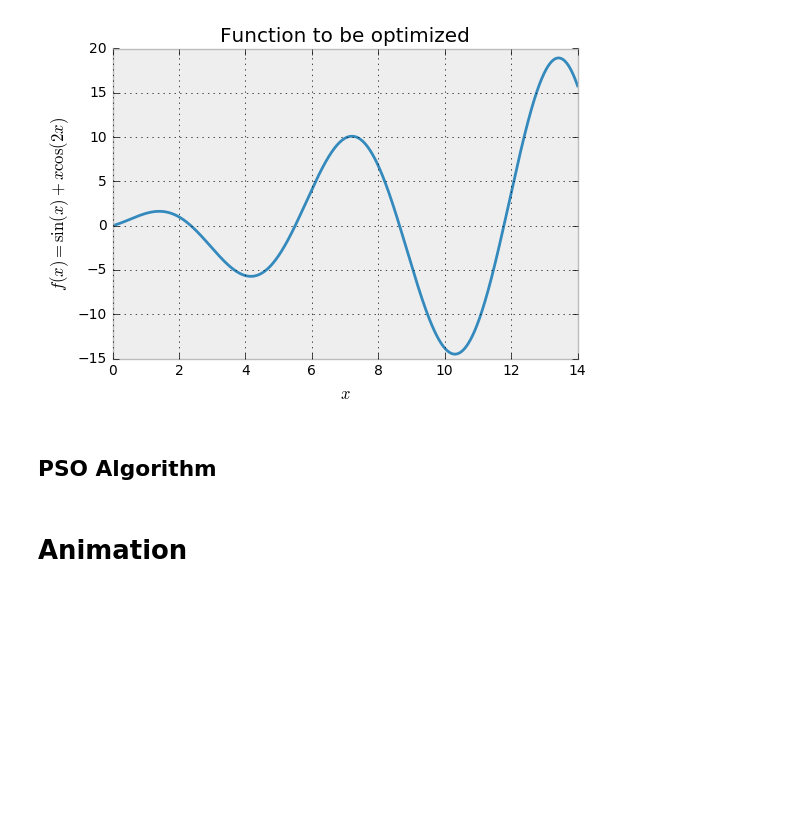
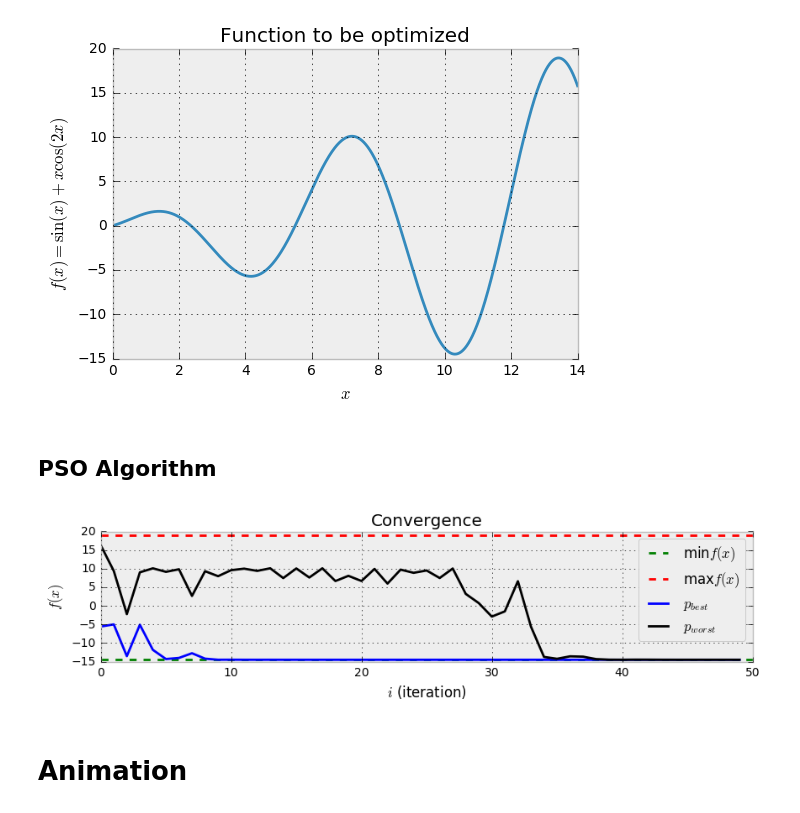
Before and after one commit to CAChemE/stochastic-optimization, a Jupyter notebook: PSO/1D/1D-Python-PSO-algorithm-viz.ipynb, the cells around one changed output. Cells and saved outputs as stored; diff of their text form; code cells hidden in the pictures; blank space fills up the shorter version.

```diff
--- a/PSO/1D/1D-Python-PSO-algorithm-viz.ipynb
+++ b/PSO/1D/1D-Python-PSO-algorithm-viz.ipynb
@@ -38,9 +38,9 @@ plt.title('Function to be optimized')
 # %% [markdown]
 ## PSO Algorithm
 # %%
-n_iterations = 100
+n_iterations = 50
 
-def run_PSO(n_particles=5, omega=0.3, phi_p=0.7, phi_g=0.7):
+def run_PSO(n_particles=5, omega=0.5, phi_p=0.5, phi_g=0.7):
     """ PSO algorithm to a funcion already defined.
     Params:
         omega = 0.5  # Particle weight (intertial)
@@ -49,6 +49,9 @@ def run_PSO(n_particles=5, omega=0.3, phi_p=0.7, phi_g=0.7):
 
     """
     global x_best_p_global, x_particles, y_particles, u_particles, v_particles
+
+    # Note: we are using global variables to ease the use of interactive widgets
+    # This code will work fine without the global (and actually it will be safer)
 
     ## Initialization:
 
@@ -102,11 +105,11 @@ def run_PSO(n_particles=5, omega=0.3, phi_p=0.7, phi_g=0.7):
 
 
                 if y_p_new < y_p_best:
-                    x_best_particles[i] = x_p_new
+                    x_best_particles[i] = np.copy(x_p_new)
 
                     y_p_best_global = f(x_best_p_global)
                     if y_p_new < y_p_best_global:
-                        x_best_p_global = np.copy(x_p_new)
+                        x_best_p_global = x_p_new
 
         iteration = iteration + 1
 
@@ -141,6 +144,10 @@ def run_PSO(n_particles=5, omega=0.3, phi_p=0.7, phi_g=0.7):
     ax1.legend()
 
     return
+# %%
+run_PSO()
+# %% [output]
+[figure, added]
 # %% [markdown]
 # Animation
 # %%
```
Also changed, not shown: parts of 2 cells of this notebook, 38 other files.
